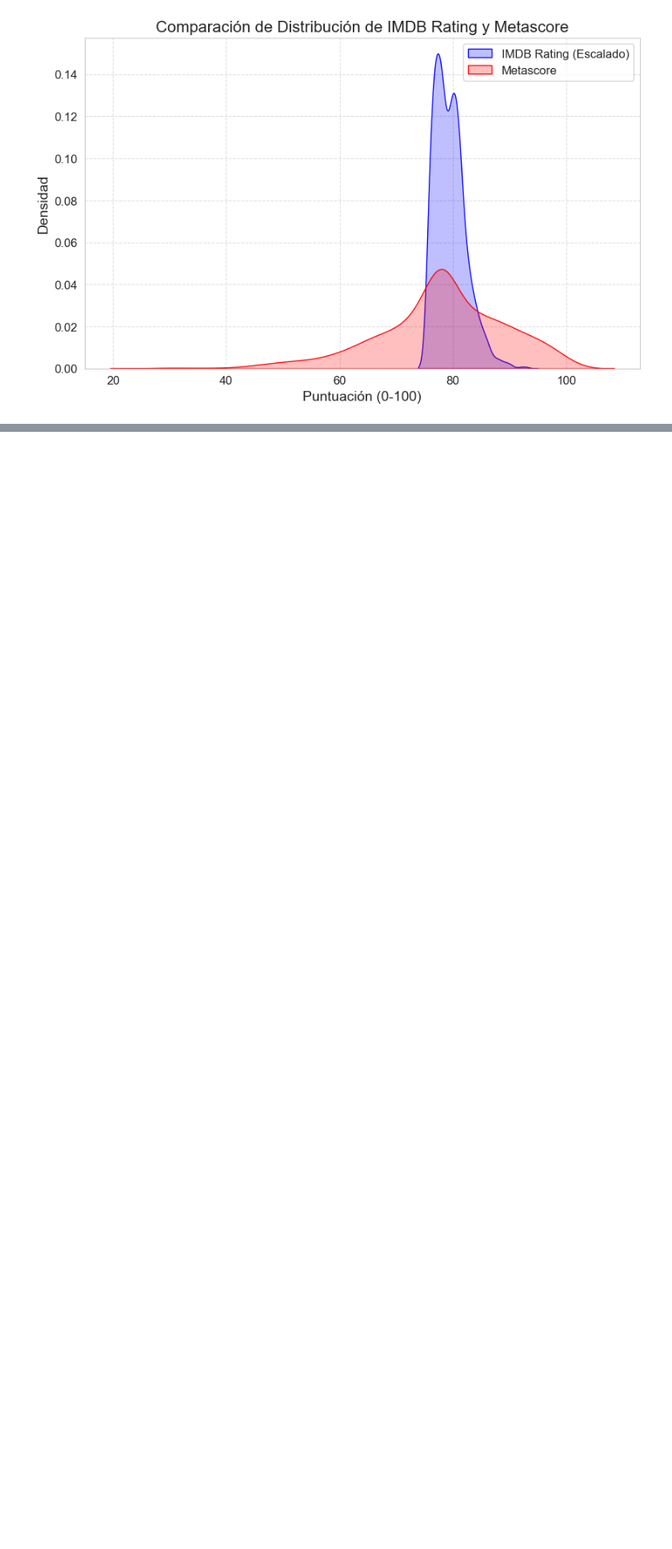
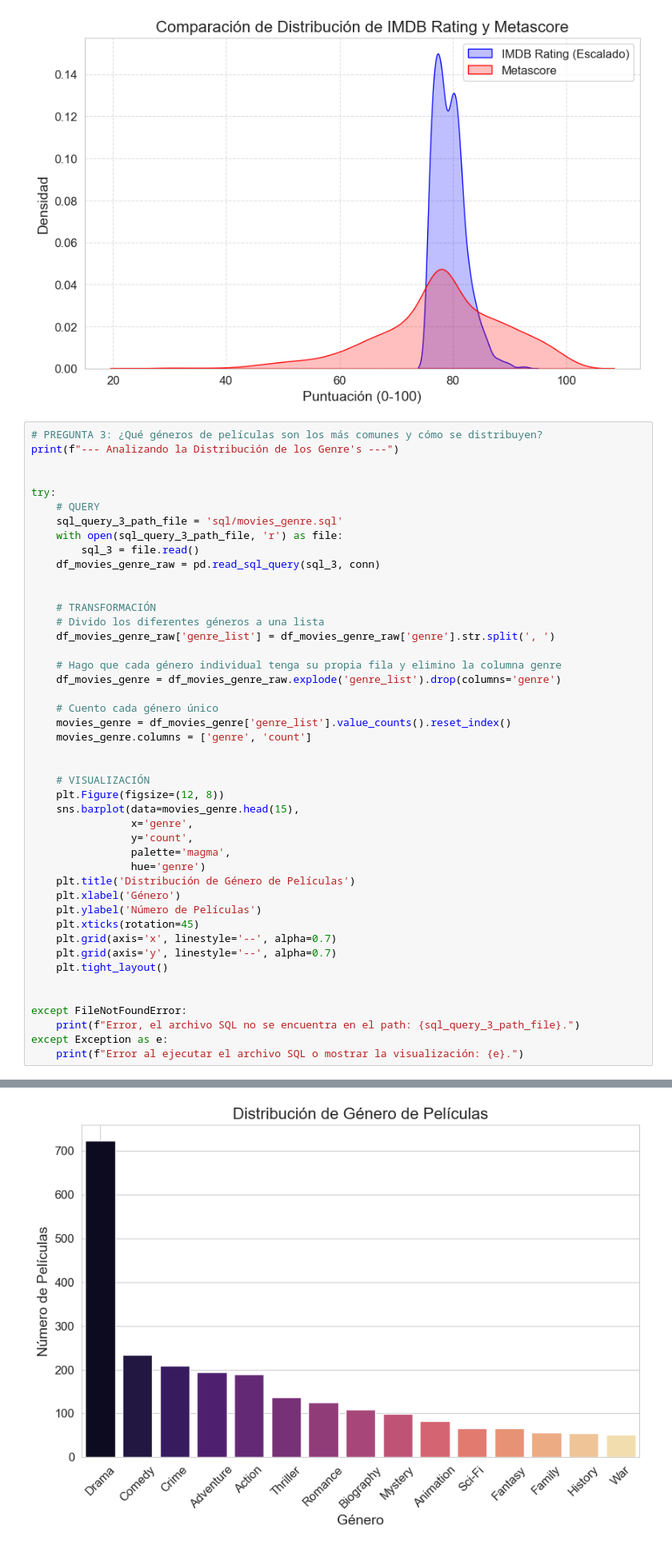
Before and after one commit to christianV1zcardo/Proyecto_IMDB_EDA, a Jupyter notebook: imdb_movies_eda.ipynb, the cells around one changed output, grey strips where cells are left out. Shown at 80% size. Drawn from its saved outputs; the diff is of its cells as text; blank space fills up the shorter version.

Commit message:
Pregunta 3 respondida

```diff
--- a/imdb_movies_eda.ipynb
+++ b/imdb_movies_eda.ipynb
@@ -185,3 +263,49 @@ except Exception as e:
 --- Analizando la Distribución de los Ratings ---
 [figure]
 [figure]
+# %%
+# PREGUNTA 3: ¿Qué géneros de películas son los más comunes y cómo se distribuyen?
+print(f"--- Analizando la Distribución de los Genre's ---")
+
+
+try:
+    # QUERY
+    sql_query_3_path_file = 'sql/movies_genre.sql'
+    with open(sql_query_3_path_file, 'r') as file:
+        sql_3 = file.read()
+    df_movies_genre_raw = pd.read_sql_query(sql_3, conn)
+
+
+    # TRANSFORMACIÓN
+    # Divido los diferentes géneros a una lista
+    df_movies_genre_raw['genre_list'] = df_movies_genre_raw['genre'].str.split(', ')
+
+    # Hago que cada género individual tenga su propia fila y elimino la columna genre
+    df_movies_genre = df_movies_genre_raw.explode('genre_list').drop(columns='genre')
+
+    # Cuento cada género único
+    movies_genre = df_movies_genre['genre_list'].value_counts().reset_index()
+    movies_genre.columns = ['genre', 'count']
+
+
+    # VISUALIZACIÓN
+    plt.Figure(figsize=(12, 8))
+    sns.barplot(data=movies_genre.head(15),
+                x='genre',
+                y='count',
+                palette='magma',
+                hue='genre')
+    plt.title('Distribución de Género de Películas')
+    plt.xlabel('Género')
+    plt.ylabel('Número de Películas')
+    plt.xticks(rotation=45)
+    plt.grid(axis='x', linestyle='--', alpha=0.7)
+    plt.grid(axis='y', linestyle='--', alpha=0.7)
+    plt.tight_layout()
+
+
+except FileNotFoundError:
+    print(f"Error, el archivo SQL no se encuentra en el path: {sql_query_3_path_file}.")
+except Exception as e:
+    print(f"Error al ejecutar el archivo SQL o mostrar la visualización: {e}.")
+# %% [output]
@@ -188,3 +314,4 @@ except Exception as e:
+[figure, added]
 # %%
 # CIERRE DE LA CONEXIÓN CON LA BD
 if 'conn' in locals() and conn is not None:
```
Also changed, not shown: parts of 11 cells of this notebook, 2 other files.
